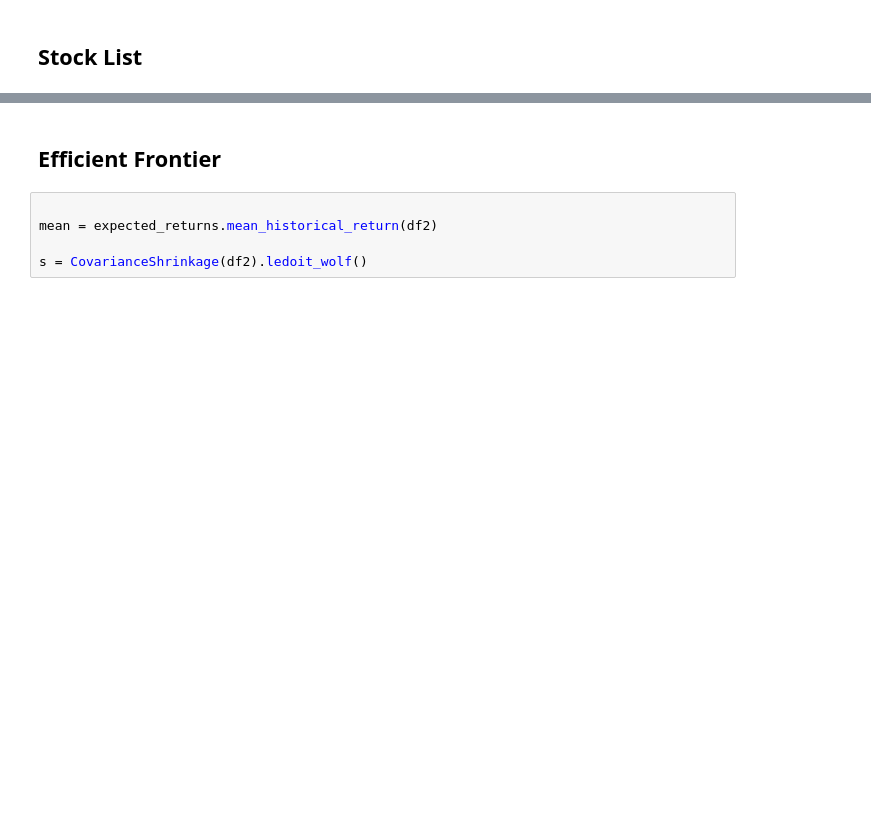
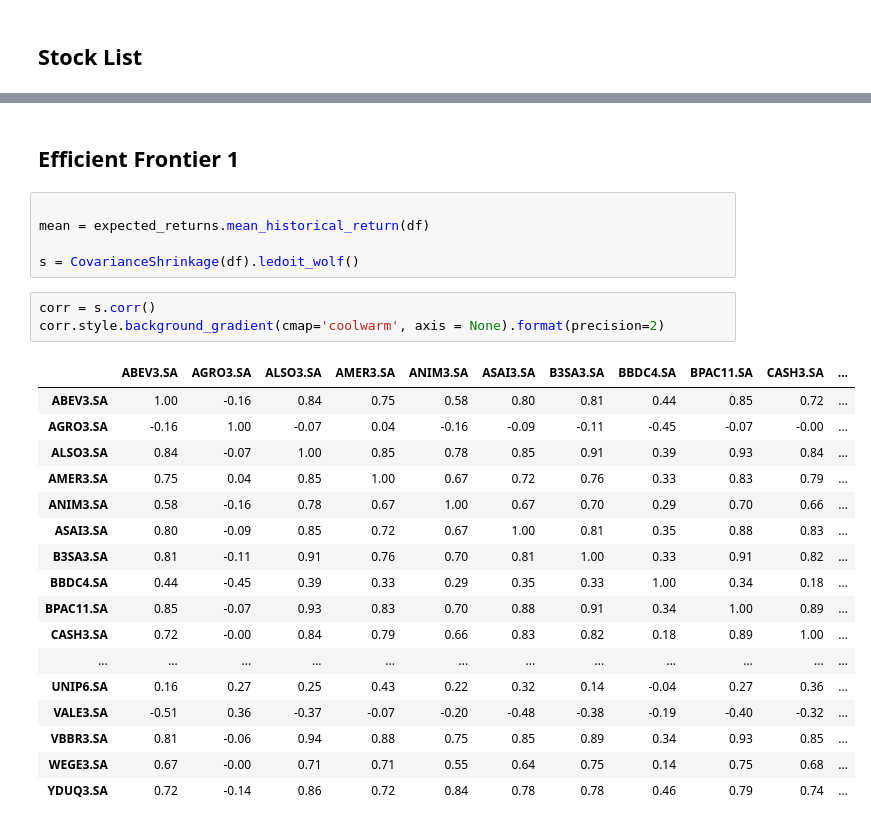
Before and after one commit to alanceloth/PortfolioDS, a Jupyter notebook: Portfolio Optimization - Markowitz/portfolio_optimization_markowitz.ipynb, the cells around one changed output, grey strips where cells are left out. Cells and saved outputs as stored; diff of their text form; blank space fills up the shorter version.

```diff
--- a/Portfolio Optimization - Markowitz/portfolio_optimization_markowitz.ipynb
+++ b/Portfolio Optimization - Markowitz/portfolio_optimization_markowitz.ipynb
@@ -143,7 +96,28 @@ df2
 # %% [markdown]
-## Efficient Frontier
+## Efficient Frontier 1
 # %%
 
-mean = expected_returns.mean_historical_return(df2)
+mean = expected_returns.mean_historical_return(df)
 
-s = CovarianceShrinkage(df2).ledoit_wolf()
+s = CovarianceShrinkage(df).ledoit_wolf()
+# %%
+corr = s.corr()
+corr.style.background_gradient(cmap='coolwarm', axis = None).format(precision=2)
+# %% [output]
+|  | ABEV3.SA | AGRO3.SA | ALSO3.SA | AMER3.SA | ANIM3.SA | ASAI3.SA | B3SA3.SA | BBDC4.SA | BPAC11.SA | CASH3.SA | ... |
+| ABEV3.SA | 1.00 | -0.16 | 0.84 | 0.75 | 0.58 | 0.80 | 0.81 | 0.44 | 0.85 | 0.72 | ... |
+| AGRO3.SA | -0.16 | 1.00 | -0.07 | 0.04 | -0.16 | -0.09 | -0.11 | -0.45 | -0.07 | -0.00 | ... |
+| ALSO3.SA | 0.84 | -0.07 | 1.00 | 0.85 | 0.78 | 0.85 | 0.91 | 0.39 | 0.93 | 0.84 | ... |
+| AMER3.SA | 0.75 | 0.04 | 0.85 | 1.00 | 0.67 | 0.72 | 0.76 | 0.33 | 0.83 | 0.79 | ... |
+| ANIM3.SA | 0.58 | -0.16 | 0.78 | 0.67 | 1.00 | 0.67 | 0.70 | 0.29 | 0.70 | 0.66 | ... |
+| ASAI3.SA | 0.80 | -0.09 | 0.85 | 0.72 | 0.67 | 1.00 | 0.81 | 0.35 | 0.88 | 0.83 | ... |
+| B3SA3.SA | 0.81 | -0.11 | 0.91 | 0.76 | 0.70 | 0.81 | 1.00 | 0.33 | 0.91 | 0.82 | ... |
+| BBDC4.SA | 0.44 | -0.45 | 0.39 | 0.33 | 0.29 | 0.35 | 0.33 | 1.00 | 0.34 | 0.18 | ... |
+| BPAC11.SA | 0.85 | -0.07 | 0.93 | 0.83 | 0.70 | 0.88 | 0.91 | 0.34 | 1.00 | 0.89 | ... |
+| CASH3.SA | 0.72 | -0.00 | 0.84 | 0.79 | 0.66 | 0.83 | 0.82 | 0.18 | 0.89 | 1.00 | ... |
+| ... | ... | ... | ... | ... | ... | ... | ... | ... | ... | ... | ... |
+| UNIP6.SA | 0.16 | 0.27 | 0.25 | 0.43 | 0.22 | 0.32 | 0.14 | -0.04 | 0.27 | 0.36 | ... |
+| VALE3.SA | -0.51 | 0.36 | -0.37 | -0.07 | -0.20 | -0.48 | -0.38 | -0.19 | -0.40 | -0.32 | ... |
+| VBBR3.SA | 0.81 | -0.06 | 0.94 | 0.88 | 0.75 | 0.85 | 0.89 | 0.34 | 0.93 | 0.85 | ... |
+| WEGE3.SA | 0.67 | -0.00 | 0.71 | 0.71 | 0.55 | 0.64 | 0.75 | 0.14 | 0.75 | 0.68 | ... |
+| YDUQ3.SA | 0.72 | -0.14 | 0.86 | 0.72 | 0.84 | 0.78 | 0.78 | 0.46 | 0.79 | 0.74 | ... |
```
Also changed, not shown: parts of 44 cells of this notebook.
